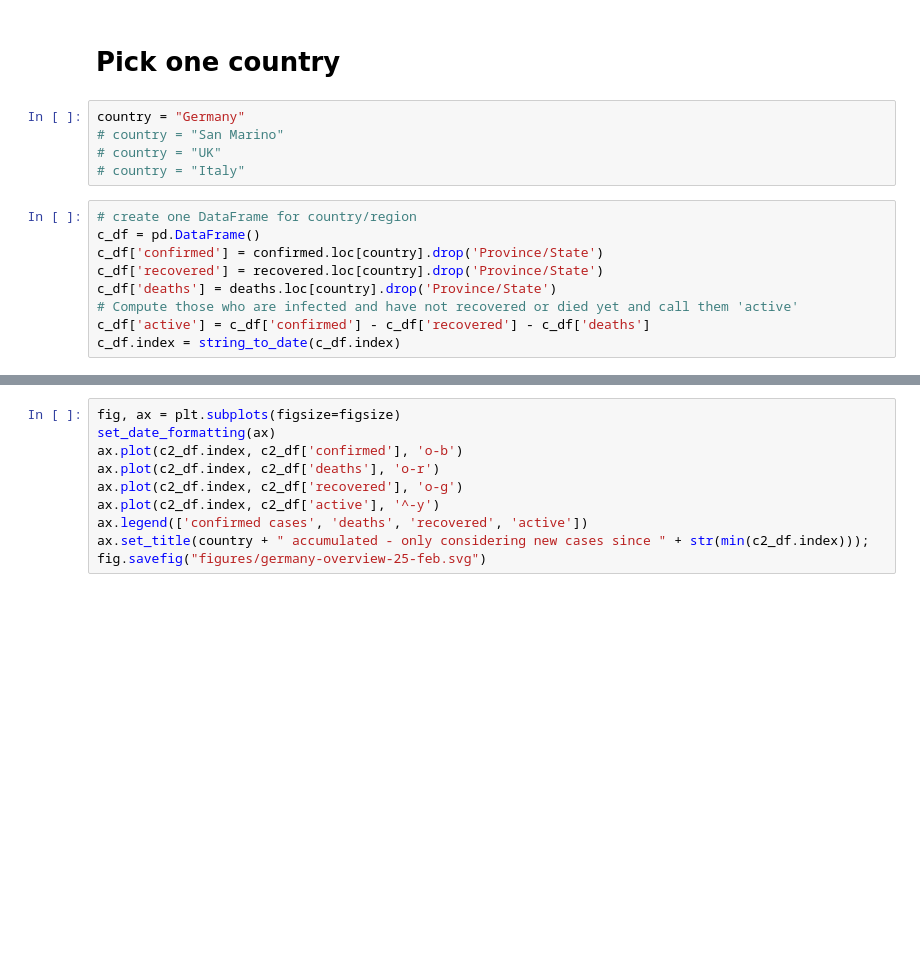
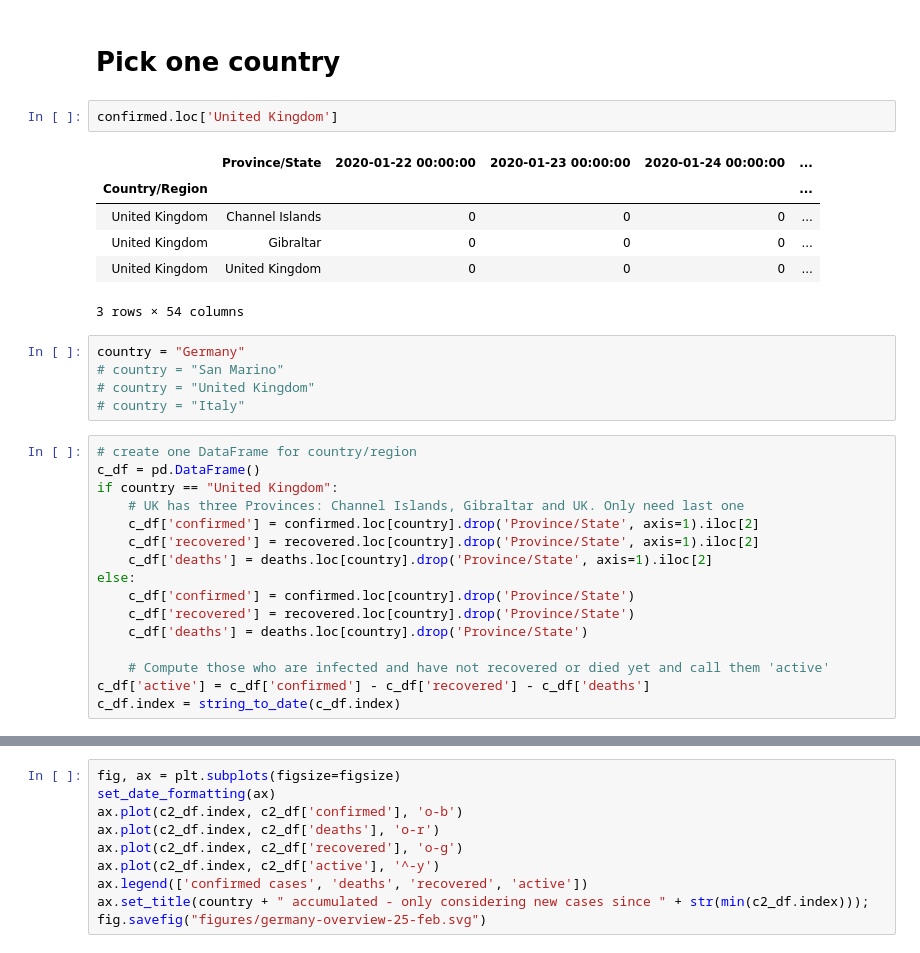
Before and after one commit to oscovida/oscovida, a Jupyter notebook: germany.ipynb, the cells around one changed output, grey strips where cells are left out. Cells and saved outputs as stored; diff of their text form; blank space fills up the shorter version.

```diff
--- a/germany.ipynb
+++ b/germany.ipynb
@@ -141,17 +141,33 @@ recovered.sort_values(by=deaths.columns[-1], ascending=False).iloc[0:10,-8:]
 # %% [markdown]
 # Pick one country
+# %%
+confirmed.loc['United Kingdom']
+# %% [output]
+|  | Province/State | 2020-01-22 00:00:00 | 2020-01-23 00:00:00 | 2020-01-24 00:00:00 | ... |
+| Country/Region |  |  |  |  | ... |
+| United Kingdom | Channel Islands | 0 | 0 | 0 | ... |
+| United Kingdom | Gibraltar | 0 | 0 | 0 | ... |
+| United Kingdom | United Kingdom | 0 | 0 | 0 | ... |
+3 rows × 54 columns
 # %%
 country = "Germany"
 # country = "San Marino"
-# country = "UK"
+# country = "United Kingdom"
 # country = "Italy"
 # %%
 # create one DataFrame for country/region
 c_df = pd.DataFrame()
-c_df['confirmed'] = confirmed.loc[country].drop('Province/State')
-c_df['recovered'] = recovered.loc[country].drop('Province/State')
-c_df['deaths'] = deaths.loc[country].drop('Province/State')
-# Compute those who are infected and have not recovered or died yet and call them 'active'
+if country == "United Kingdom":
+    # UK has three Provinces: Channel Islands, Gibraltar and UK. Only need last one
+    c_df['confirmed'] = confirmed.loc[country].drop('Province/State', axis=1).iloc[2]
+    c_df['recovered'] = recovered.loc[country].drop('Province/State', axis=1).iloc[2]
+    c_df['deaths'] = deaths.loc[country].drop('Province/State', axis=1).iloc[2]
+else:
+    c_df['confirmed'] = confirmed.loc[country].drop('Province/State')
+    c_df['recovered'] = recovered.loc[country].drop('Province/State')
+    c_df['deaths'] = deaths.loc[country].drop('Province/State')
+
+    # Compute those who are infected and have not recovered or died yet and call them 'active'
 c_df['active'] = c_df['confirmed'] - c_df['recovered'] - c_df['deaths']
 c_df.index = string_to_date(c_df.index)
 # %%
```
Also changed, not shown: parts of 25 cells of this notebook, 14 other files.
